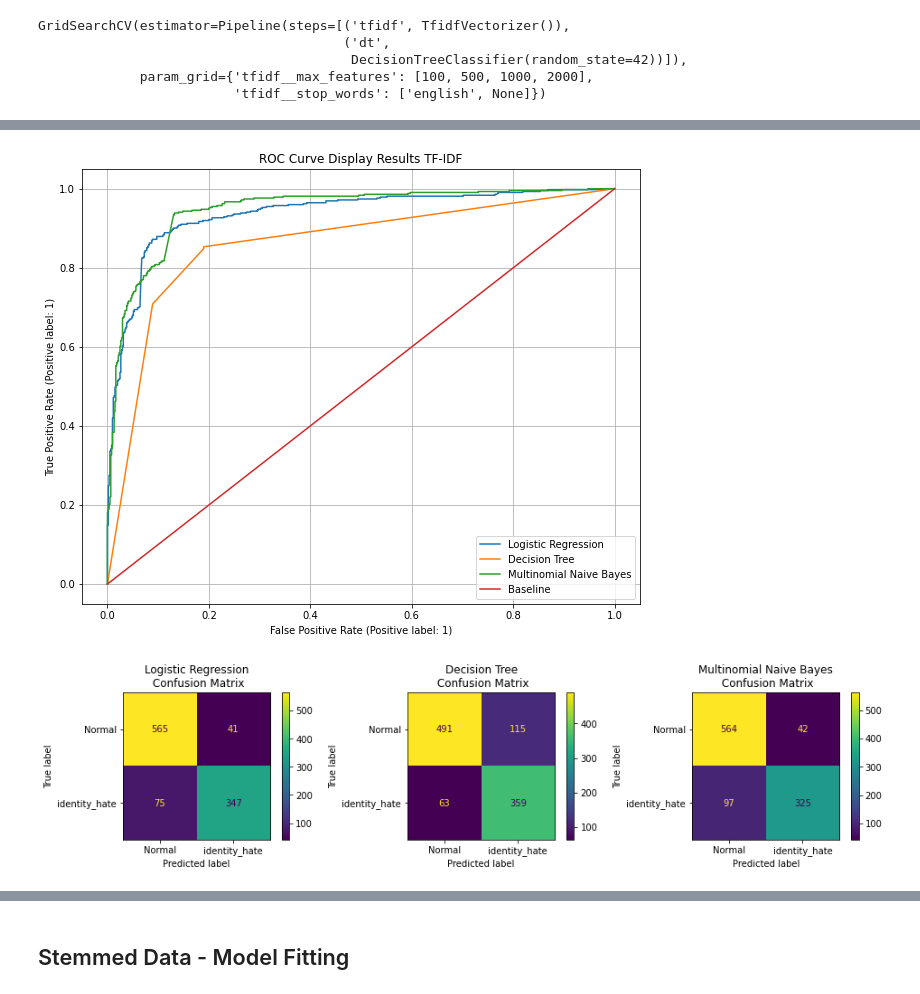
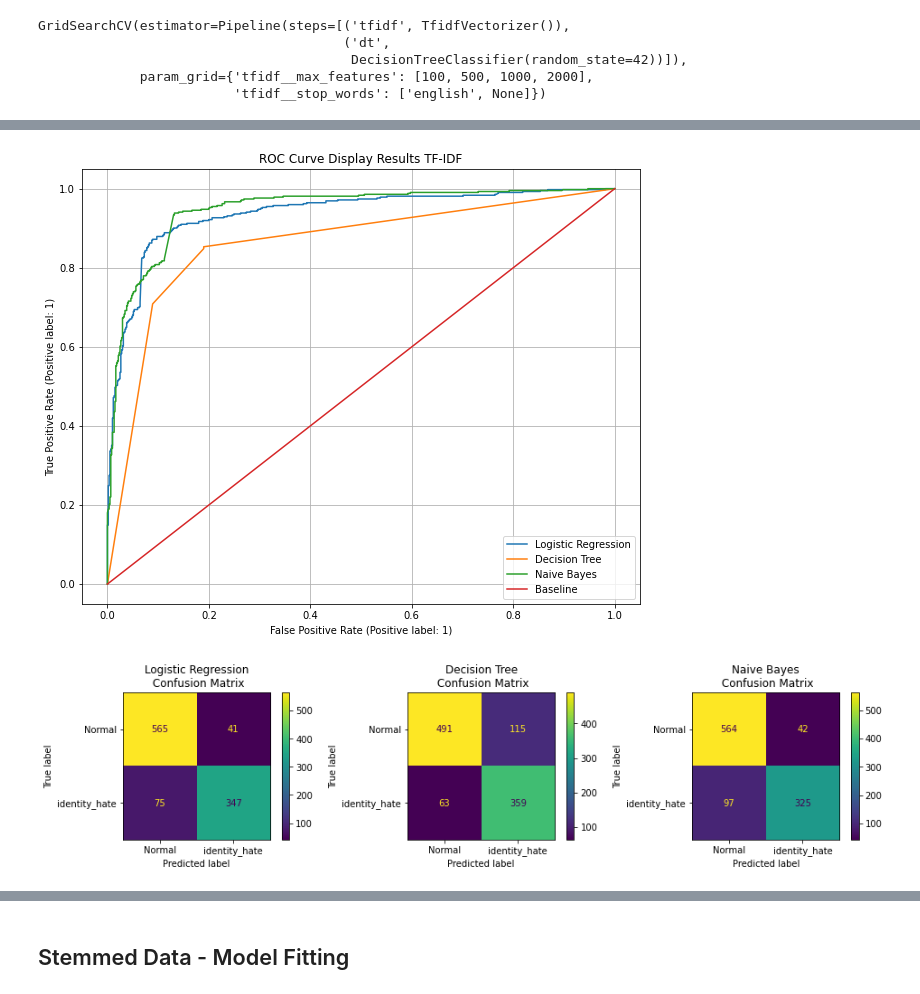
Before and after one commit to ajswal/aiml-exercises, a Jupyter notebook: capstone/capstone_content_moderation_LR_DT_NB.ipynb, the cells around one changed output, grey strips where cells are left out. Cells and saved outputs as stored; diff of their text form; code cells hidden in the pictures.

```diff
--- a/capstone/capstone_content_moderation_LR_DT_NB.ipynb
+++ b/capstone/capstone_content_moderation_LR_DT_NB.ipynb
@@ -439,30 +439,30 @@ DT Train Time -  1.718893575668335
 DT Test Accuracy -  0.8268482490272373
 DT Best params -  {'tfidf__max_features': 1000, 'tfidf__stop_words': 'english'}
-# %%
-fig, ax = plt.subplots(figsize=(10,8))
-RocCurveDisplay.from_estimator(grid_lr_tfidf, X_test['processed_text'], y_test, pos_label = 1, ax = ax, label = 'Logistic Regression')
-RocCurveDisplay.from_estimator(grid_dt_tfidf, X_test['processed_text'], y_test, pos_label = 1, ax = ax, label = 'Decision Tree')
-RocCurveDisplay.from_estimator(grid_nb_tfidf, X_test['processed_text'], y_test, pos_label = 1, ax = ax, label = 'Multinomial Naive Bayes')
-plt.plot(np.arange(0, 1.1, .1), np.arange(0, 1.1, .1), label = 'Baseline')
-plt.title('ROC Curve Display Results TF-IDF')
-plt.legend()
-plt.grid(True)
-# %% [output]
-[figure, removed]
-# %%
-fig, ax = plt.subplots(1, 3, figsize = (16, 3))
-ConfusionMatrixDisplay.from_predictions(y_test, grid_lr_tfidf.predict(X_test['processed_text']), display_labels = ['Normal', 'identity_hate'], ax = ax[0])
-ConfusionMatrixDisplay.from_predictions(y_test, grid_dt_tfidf.predict(X_test['processed_text']), display_labels = ['Normal', 'identity_hate'], ax = ax[1])
-ConfusionMatrixDisplay.from_predictions(y_test, grid_nb_tfidf.predict(X_test['processed_text']), display_labels = ['Normal', 'identity_hate'], ax = ax[2])
-ax[0].grid(False)
-ax[1].grid(False)
-ax[2].grid(False)
-ax[0].set_title('Logistic Regression\n Confusion Matrix')
-ax[1].set_title('Decision Tree\n Confusion Matrix')
-ax[2].set_title('Multinomial Naive Bayes\n Confusion Matrix')
-plt.show()
-# %% [output]
-[figure, removed]
+# %%
+fig, ax = plt.subplots(figsize=(10,8))
+RocCurveDisplay.from_estimator(grid_lr_tfidf, X_test['processed_text'], y_test, pos_label = 1, ax = ax, label = 'Logistic Regression')
+RocCurveDisplay.from_estimator(grid_dt_tfidf, X_test['processed_text'], y_test, pos_label = 1, ax = ax, label = 'Decision Tree')
+RocCurveDisplay.from_estimator(grid_nb_tfidf, X_test['processed_text'], y_test, pos_label = 1, ax = ax, label = 'Naive Bayes')
+plt.plot(np.arange(0, 1.1, .1), np.arange(0, 1.1, .1), label = 'Baseline')
+plt.title('ROC Curve Display Results TF-IDF')
+plt.legend()
+plt.grid(True)
+# %% [output]
+[figure, added]
+# %%
+fig, ax = plt.subplots(1, 3, figsize = (16, 3))
+ConfusionMatrixDisplay.from_predictions(y_test, grid_lr_tfidf.predict(X_test['processed_text']), display_labels = ['Normal', 'identity_hate'], ax = ax[0])
+ConfusionMatrixDisplay.from_predictions(y_test, grid_dt_tfidf.predict(X_test['processed_text']), display_labels = ['Normal', 'identity_hate'], ax = ax[1])
+ConfusionMatrixDisplay.from_predictions(y_test, grid_nb_tfidf.predict(X_test['processed_text']), display_labels = ['Normal', 'identity_hate'], ax = ax[2])
+ax[0].grid(False)
+ax[1].grid(False)
+ax[2].grid(False)
+ax[0].set_title('Logistic Regression\n Confusion Matrix')
+ax[1].set_title('Decision Tree\n Confusion Matrix')
+ax[2].set_title('Naive Bayes\n Confusion Matrix')
+plt.show()
+# %% [output]
+[figure, added]
 # %%
 # Original Text Results
 pd.set_option('display.max_colwidth',None)
```
Also changed, not shown: parts of 68 cells of this notebook.
